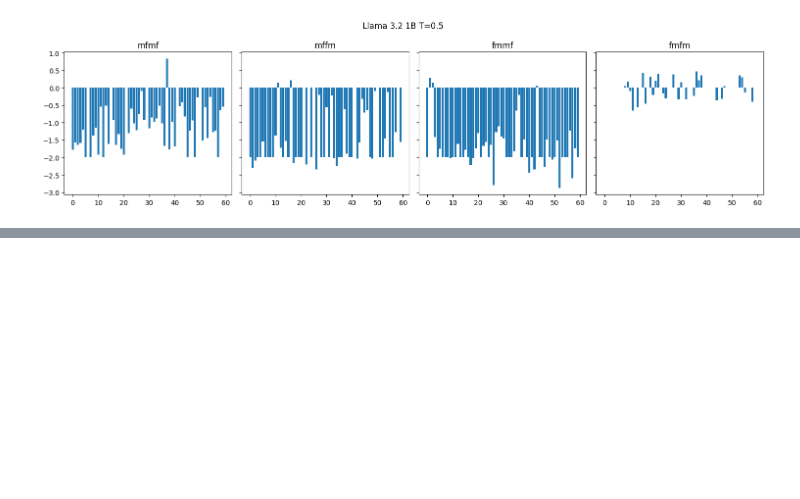
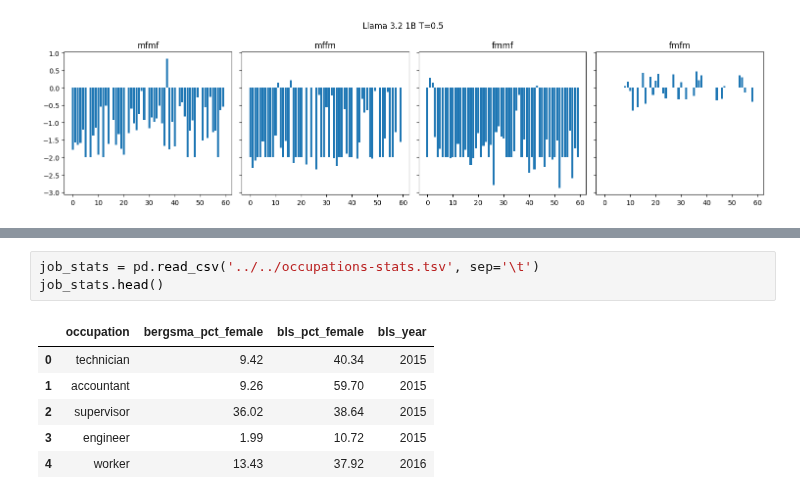
Before and after one commit to sagarkumar16/winogender_contextuality, a Jupyter notebook: notebooks/09-sk-one-pnoun-calculations.ipynb, the cells around one changed output, grey strips where cells are left out. Saved outputs shown, nothing was run; the diff lists cells and outputs as text; blank space fills up the shorter version.

```diff
--- a/notebooks/09-sk-one-pnoun-calculations.ipynb
+++ b/notebooks/09-sk-one-pnoun-calculations.ipynb
@@ -546,0 +557,10 @@ plt.tight_layout()
+# %%
+job_stats = pd.read_csv('../../occupations-stats.tsv', sep='\t')
+job_stats.head()
+# %% [output]
+|  | occupation | bergsma_pct_female | bls_pct_female | bls_year |
+| 0 | technician | 9.42 | 40.34 | 2015 |
+| 1 | accountant | 9.26 | 59.70 | 2015 |
+| 2 | supervisor | 36.02 | 38.64 | 2015 |
+| 3 | engineer | 1.99 | 10.72 | 2015 |
+| 4 | worker | 13.43 | 37.92 | 2016 |
```
Also changed, not shown: parts of 3 cells of this notebook, 1 other file.
